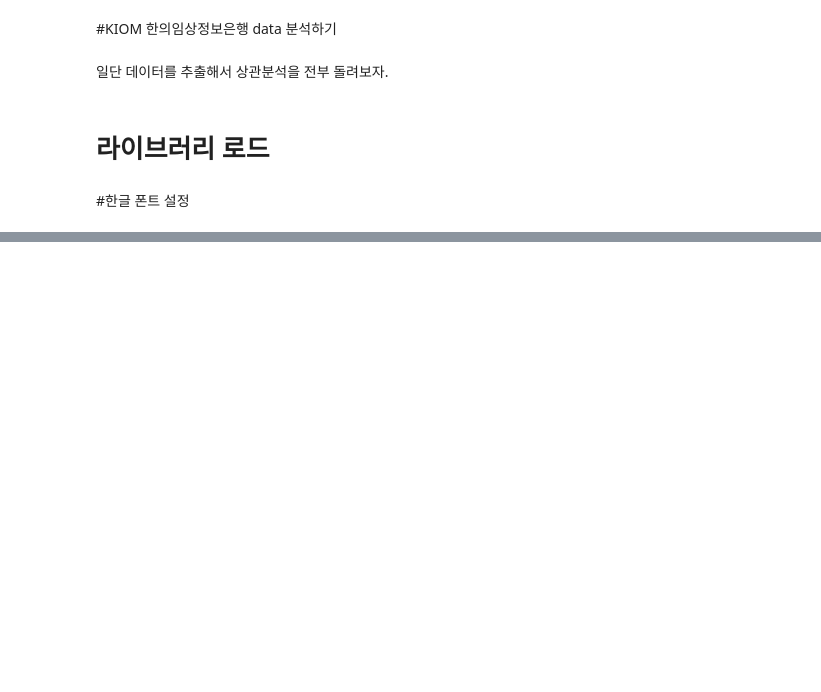
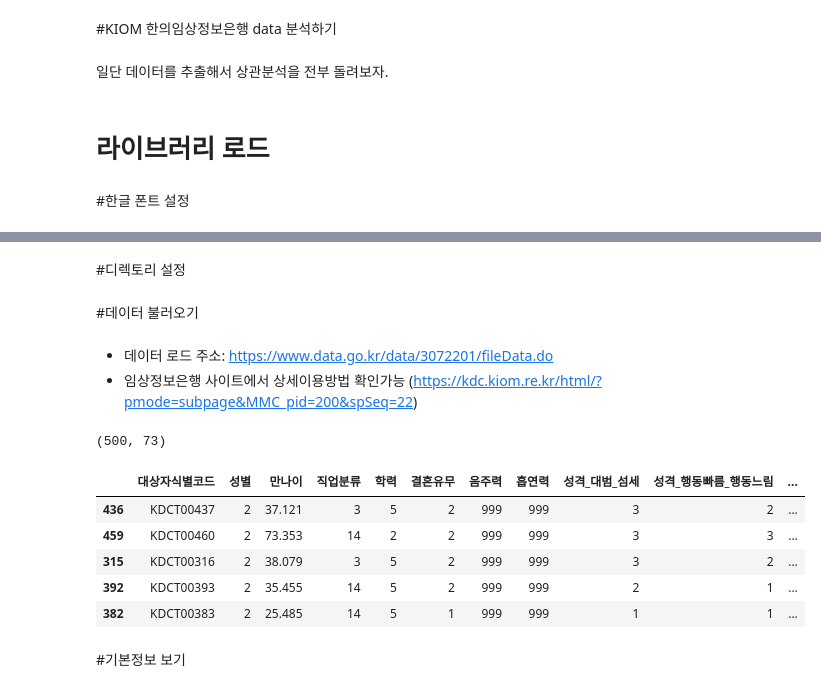
Before and after one commit to HyeonhoonLee/Colab, a Jupyter notebook: KIOM.ipynb, the cells around one changed output, grey strips where cells are left out. Cells and saved outputs as stored; diff of their text form; code cells hidden in the pictures; blank space fills up the shorter version.

```diff
--- a/KIOM.ipynb
+++ b/KIOM.ipynb
@@ -40 +46,3 @@ plt.rc("axes", unicode_minus=False)
+# %% [markdown]
+#디렉토리 설정
 # %%
@@ -41,3 +50,29 @@ plt.rc("axes", unicode_minus=False)
 import os
 
 os.chdir = "/content/drive/My Drive/DataCollection/KIOM/"
+# %% [markdown]
+#데이터 불러오기
+# %% [markdown]
+- 데이터 로드 주소: https://www.data.go.kr/data/3072201/fileData.do
+- 임상정보은행 사이트에서 상세이용방법 확인가능 (https://kdc.kiom.re.kr/html/?pmode=subpage&MMC_pid=200&spSeq=22)
+# %%
+# 다운로드 받은 파일을 판다스의 read_csv 를 통해 읽어옵니다.
+# 파일을 읽어온 후 shape 로 행과 열의 수를 출력합니다.
+
+##UTF-8이 아니면, encoding=에다가 cp949나 euc-kr을 넣어줘야한다.
+df = pd.read_csv("/content/drive/My Drive/DataCollection/KIOM/data/한의임상정보은행 교육용 데이터 (2016.10.27)..csv", encoding="cp949")
+df.shape
+# %% [output]
+(500, 73)
+# %%
+# sample, head, tail을 통해 데이터를 미리보기 합니다.
+df.sample(5)
+# %% [output]
+|  | 대상자식별코드 | 성별 | 만나이 | 직업분류 | 학력 | 결혼유무 | 음주력 | 흡연력 | 성격_대범_섬세 | 성격_행동빠름_행동느림 | ... |
+| 436 | KDCT00437 | 2 | 37.121 | 3 | 5 | 2 | 999 | 999 | 3 | 2 | ... |
+| 459 | KDCT00460 | 2 | 73.353 | 14 | 2 | 2 | 999 | 999 | 3 | 3 | ... |
+| 315 | KDCT00316 | 2 | 38.079 | 3 | 5 | 2 | 999 | 999 | 3 | 2 | ... |
+| 392 | KDCT00393 | 2 | 35.455 | 14 | 5 | 2 | 999 | 999 | 2 | 1 | ... |
+| 382 | KDCT00383 | 2 | 25.485 | 14 | 5 | 1 | 999 | 999 | 1 | 1 | ... |
+# %% [markdown]
+#기본정보 보기
```
Also changed, not shown: parts of 13 cells of this notebook.
